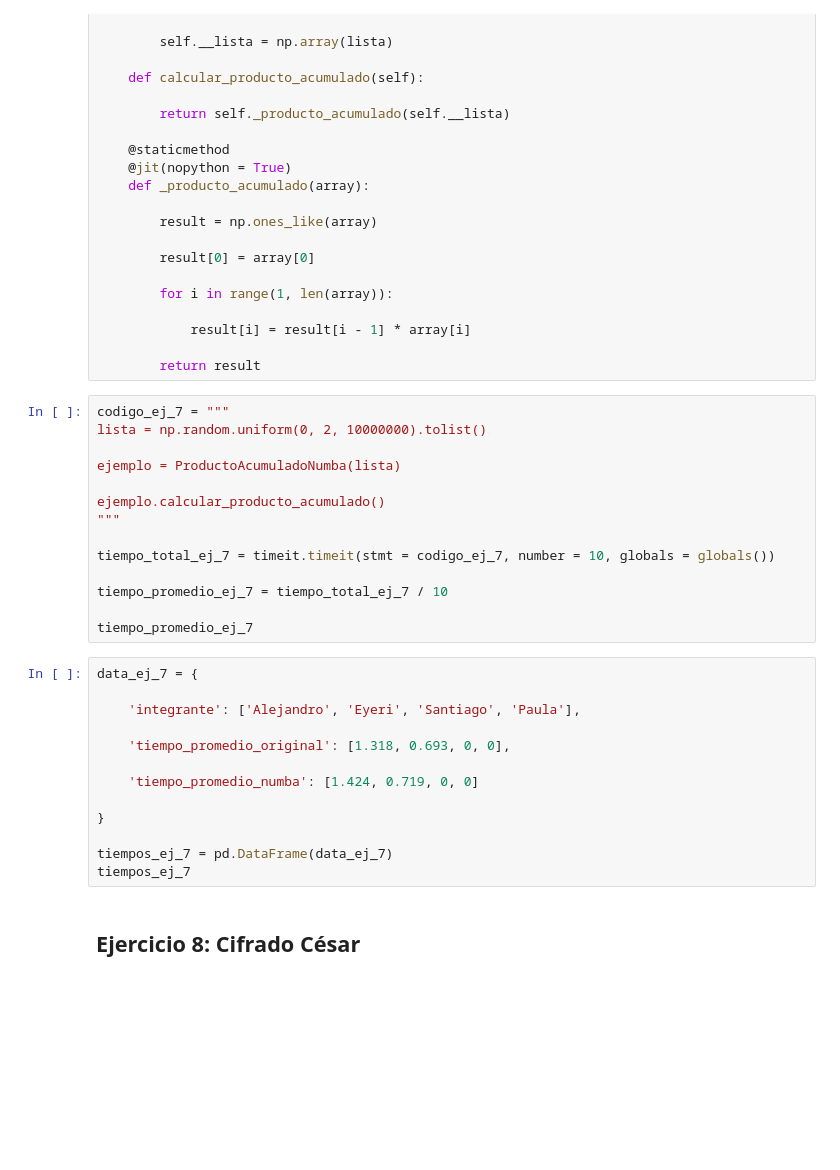
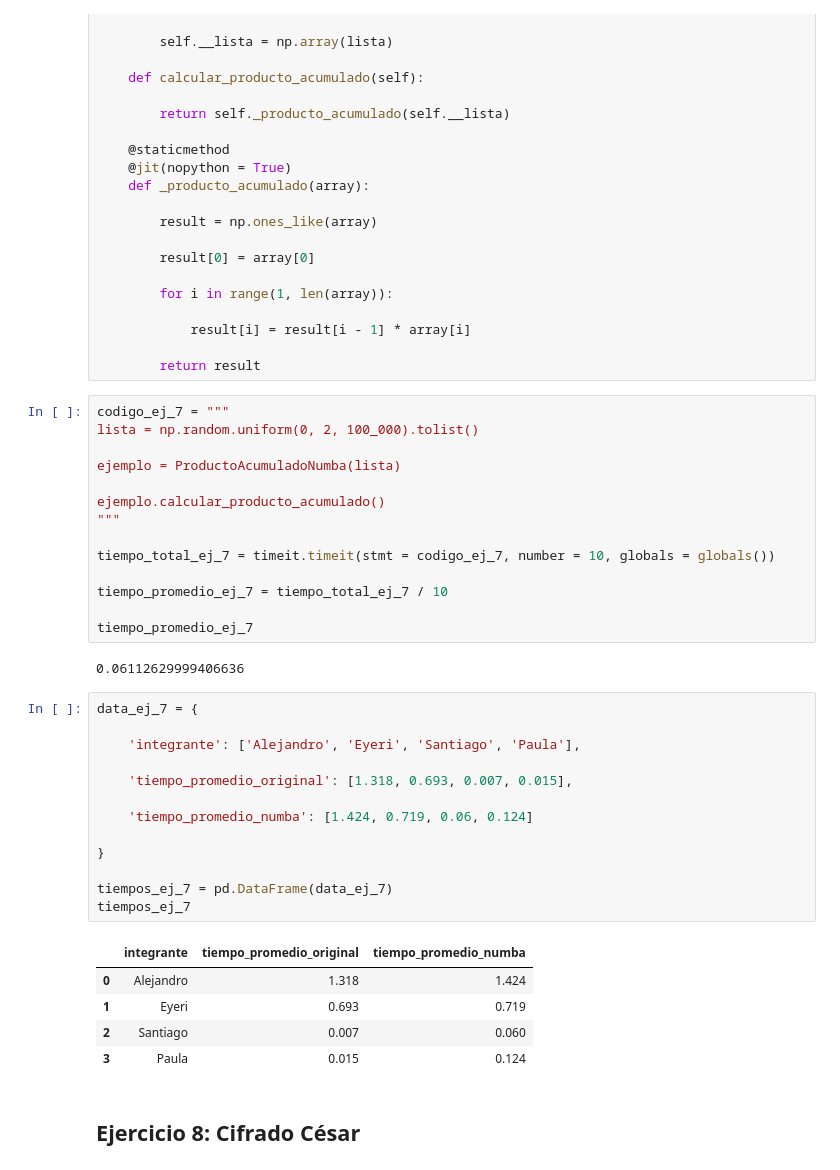
Before and after one commit to Santifer0803/Proyecto_herramientas_II, a Jupyter notebook: ejercicios_python.ipynb, the cells around one changed output. Cells and saved outputs as stored; diff of their text form; blank space fills up the shorter version.

Commit message:
feat: Tiempos de Paula y Santiago

```diff
--- a/ejercicios_python.ipynb
+++ b/ejercicios_python.ipynb
@@ -519,7 +521,7 @@ class ProductoAcumuladoNumba:
         return result
 # %%
 codigo_ej_7 = """
-lista = np.random.uniform(0, 2, 10000000).tolist()
+lista = np.random.uniform(0, 2, 100_000).tolist()
 
 ejemplo = ProductoAcumuladoNumba(lista)
 
@@ -531,19 +533,27 @@ tiempo_total_ej_7 = timeit.timeit(stmt = codigo_ej_7, number = 10, globals = glo
 tiempo_promedio_ej_7 = tiempo_total_ej_7 / 10
 
 tiempo_promedio_ej_7
+# %% [output]
+0.06112629999406636
 # %%
 data_ej_7 = {
 
     'integrante': ['Alejandro', 'Eyeri', 'Santiago', 'Paula'],
 
-    'tiempo_promedio_original': [1.318, 0.693, 0, 0],
+    'tiempo_promedio_original': [1.318, 0.693, 0.007, 0.015],
 
-    'tiempo_promedio_numba': [1.424, 0.719, 0, 0]
+    'tiempo_promedio_numba': [1.424, 0.719, 0.06, 0.124]
 
 }
 
 tiempos_ej_7 = pd.DataFrame(data_ej_7)
 tiempos_ej_7
+# %% [output]
+|  | integrante | tiempo_promedio_original | tiempo_promedio_numba |
+| 0 | Alejandro | 1.318 | 1.424 |
+| 1 | Eyeri | 0.693 | 0.719 |
+| 2 | Santiago | 0.007 | 0.060 |
+| 3 | Paula | 0.015 | 0.124 |
 # %% [markdown]
 ## Ejercicio 8: Cifrado César
 # %%
```
Also changed, not shown: parts of 7 cells of this notebook.
